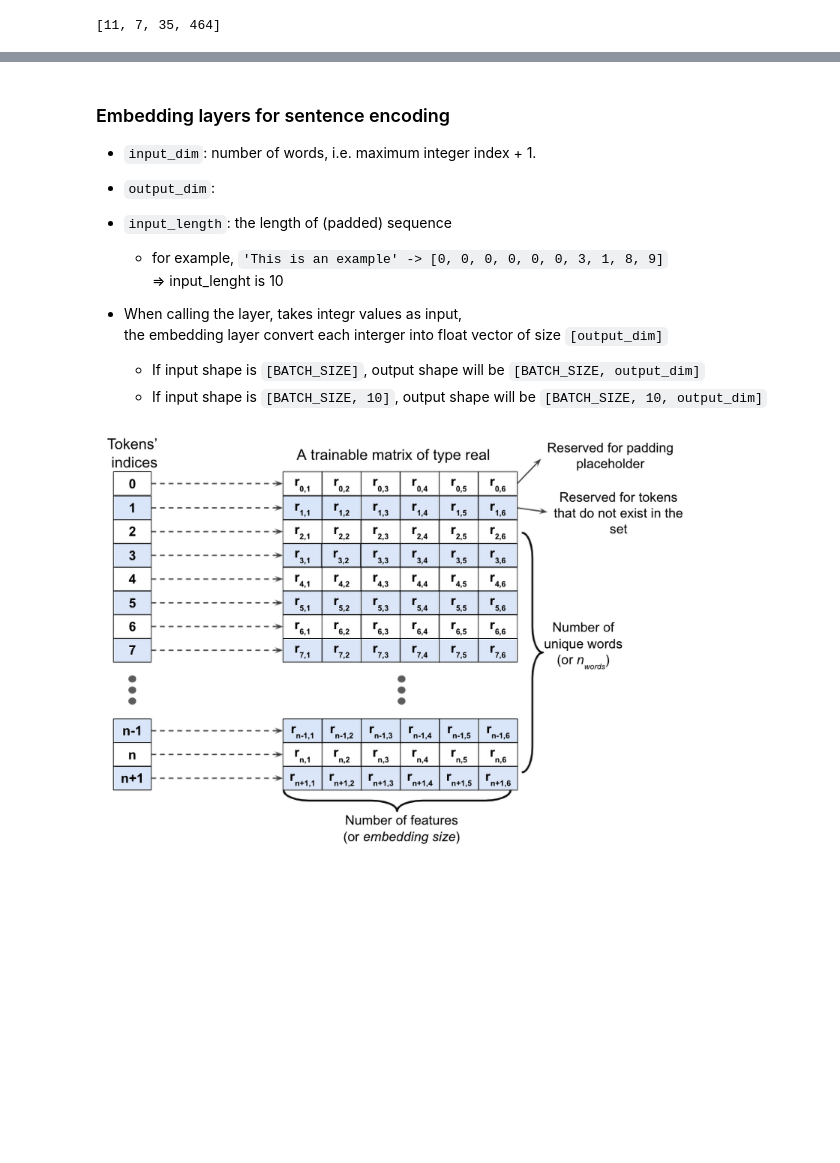
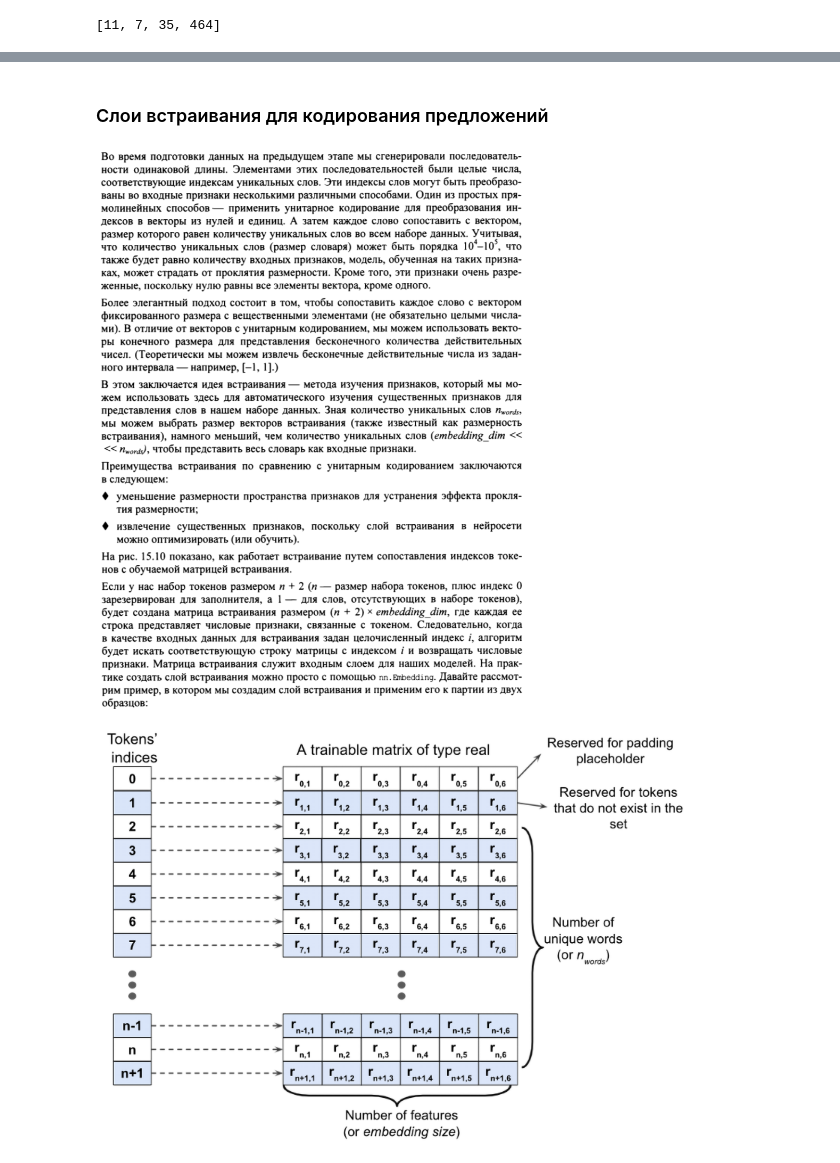
Before and after one commit to bushido55/ml-pytorch-scikit-learn-ru, a Jupyter notebook: Book/machine-learning-book-main/ch15/ch15_part2.ipynb, the cells around one changed output, grey strips where cells are left out. Cells and saved outputs as stored; diff of their text form; code cells hidden in the pictures; blank space fills up the shorter version.

```diff
--- a/Book/machine-learning-book-main/ch15/ch15_part2.ipynb
+++ b/Book/machine-learning-book-main/ch15/ch15_part2.ipynb
@@ -241,22 +243,12 @@ batch_size = 32
 train_dl = DataLoader(train_dataset, batch_size=batch_size, shuffle=True, collate_fn=collate_batch)
 valid_dl = DataLoader(valid_dataset, batch_size=batch_size, shuffle=False, collate_fn=collate_batch)
 test_dl = DataLoader(test_dataset, batch_size=batch_size, shuffle=False, collate_fn=collate_batch)
-# %% [markdown]
-### Embedding layers for sentence encoding
-
-
- * `input_dim`: number of words, i.e. maximum integer index + 1.
- * `output_dim`:
- * `input_length`: the length of (padded) sequence
-    * for example, `'This is an example' -> [0, 0, 0, 0, 0, 0, 3, 1, 8, 9]`
-    => input_lenght is 10
-
-
-
- * When calling the layer, takes integr values as input,
- the embedding layer convert each interger into float vector of size `[output_dim]`
-   * If input shape is `[BATCH_SIZE]`, output shape will be `[BATCH_SIZE, output_dim]`
-   * If input shape is `[BATCH_SIZE, 10]`, output shape will be `[BATCH_SIZE, 10, output_dim]`
+# %% [markdown]
+### Слои встраивания для кодирования предложений
+# %%
+Image(filename='figures/text1.png', width=600)
+# %% [output]
+[figure, added]
 # %%
 Image(filename='figures/15_10.png', width=600)
 # %% [output]
```
Also changed, not shown: parts of 29 cells of this notebook, 2 other files.
